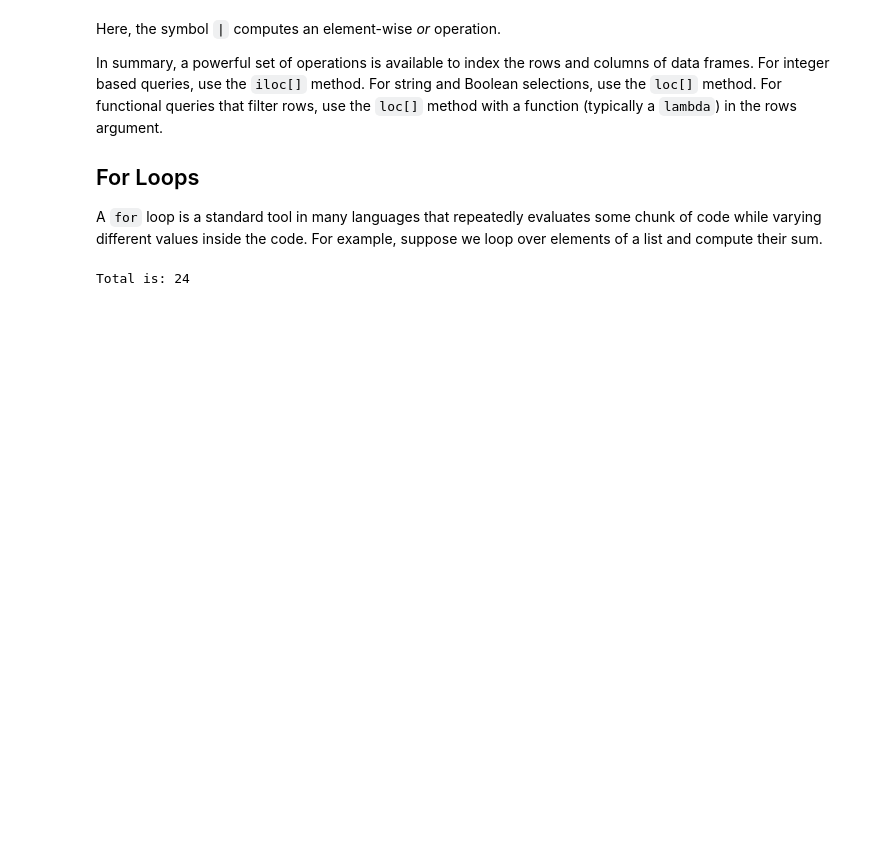
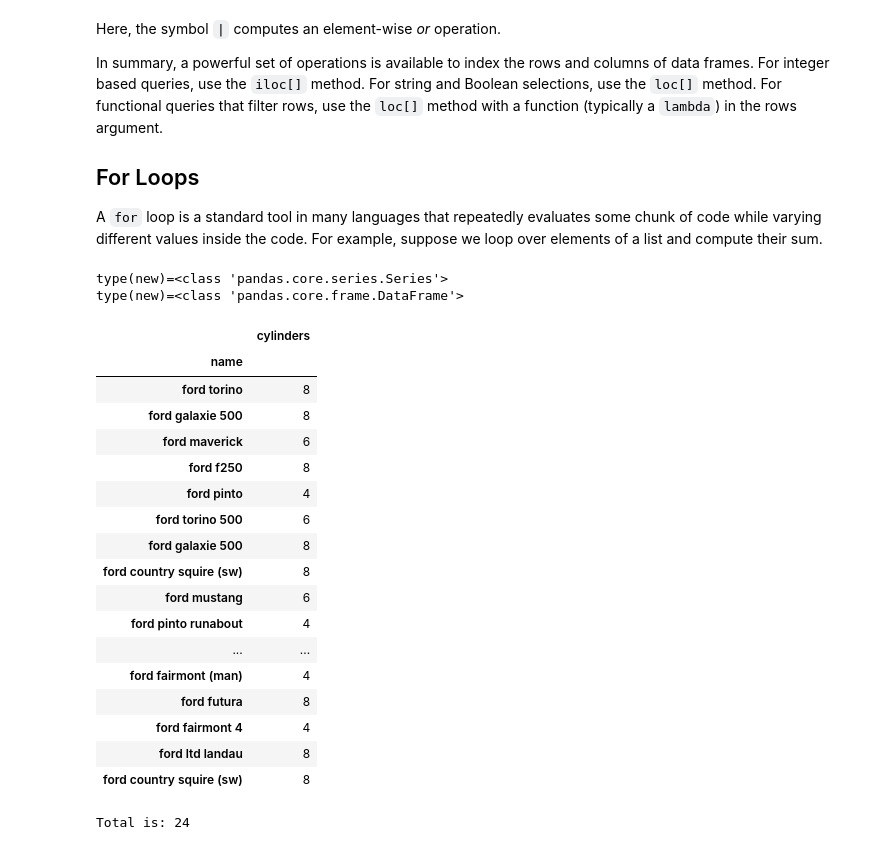
Before and after one commit to aminehd/ISLP_labs_amineh, a Jupyter notebook: Ch02-statlearn-lab.ipynb, the cells around one changed output. Drawn from its saved outputs; the diff is of its cells as text; code cells hidden in the pictures; blank space fills up the shorter version.

Commit message:
Add example to use loc, iloc on df with lambda, bool indexer, output type, set_index and it's effect

```diff
--- a/Ch02-statlearn-lab.ipynb
+++ b/Ch02-statlearn-lab.ipynb
@@ -1693,6 +1683,57 @@ A `for` loop is a standard tool in many languages that
 repeatedly evaluates some chunk of code while
 varying different values inside the code.
 For example, suppose we loop over elements of a list and compute their sum.
+# %%
+# summerize uses of loc and iloc
+# use iloc to filter out rows and calls with numerical indexes
+import numpy as np
+nddarray = np.zeros(shape=(4,4))
+Auto.iloc?
+Auto.iloc[[1,2],[0, 1, 2, 3, 4]]
+# remind me of some of the nddaray indexing
+nddarray[[1,2]]
+nddarray[[1,2], [3,2]]
+nddarray[np.ix_([1,2], [3,2])]
+# now use loc
+#car with ford in their name age less than 80
+# example of using lambda and bool function to index
+filter = lambda df: (df['name'].str.contains('ford')) & (df['year'] < 80) & (df['cylinders'] == 4) # doesnt work without pranthesis
+filter(Auto)
+Auto_re = Auto.set_index('name')
+Auto_re.loc[lambda df: (df.index.str.contains('ford')) & (df['year'] < 80) & (df['cylinders'] == 4) ]
+#now select these rows but only name and accelration columns
+
+new = Auto_re.loc[lambda df: (df.index.str.contains('ford')) & (df['year'] < 80), 'cylinders']
+# type is series
+print(f'{type(new)=}')
+
+
+new = Auto_re.loc[lambda df: (df.index.str.contains('ford')) & (df['year'] < 80), ['cylinders']]
+# type is df
+print(f'{type(new)=}')
+new?
+new
+# %% [output]
+type(new)=<class 'pandas.core.series.Series'>
+type(new)=<class 'pandas.core.frame.DataFrame'>
+|  | cylinders |
+| name |  |
+| ford torino | 8 |
+| ford galaxie 500 | 8 |
+| ford maverick | 6 |
+| ford f250 | 8 |
+| ford pinto | 4 |
+| ford torino 500 | 6 |
+| ford galaxie 500 | 8 |
+| ford country squire (sw) | 8 |
+| ford mustang | 6 |
+| ford pinto runabout | 4 |
+| ... | ... |
+| ford fairmont (man) | 4 |
+| ford futura | 8 |
+| ford fairmont 4 | 4 |
+| ford ltd landau | 8 |
+| ford country squire (sw) | 8 |
 # %%
 total = 0
 for value in [3,2,19]:
```
Also changed, not shown: parts of 7 cells of this notebook.
